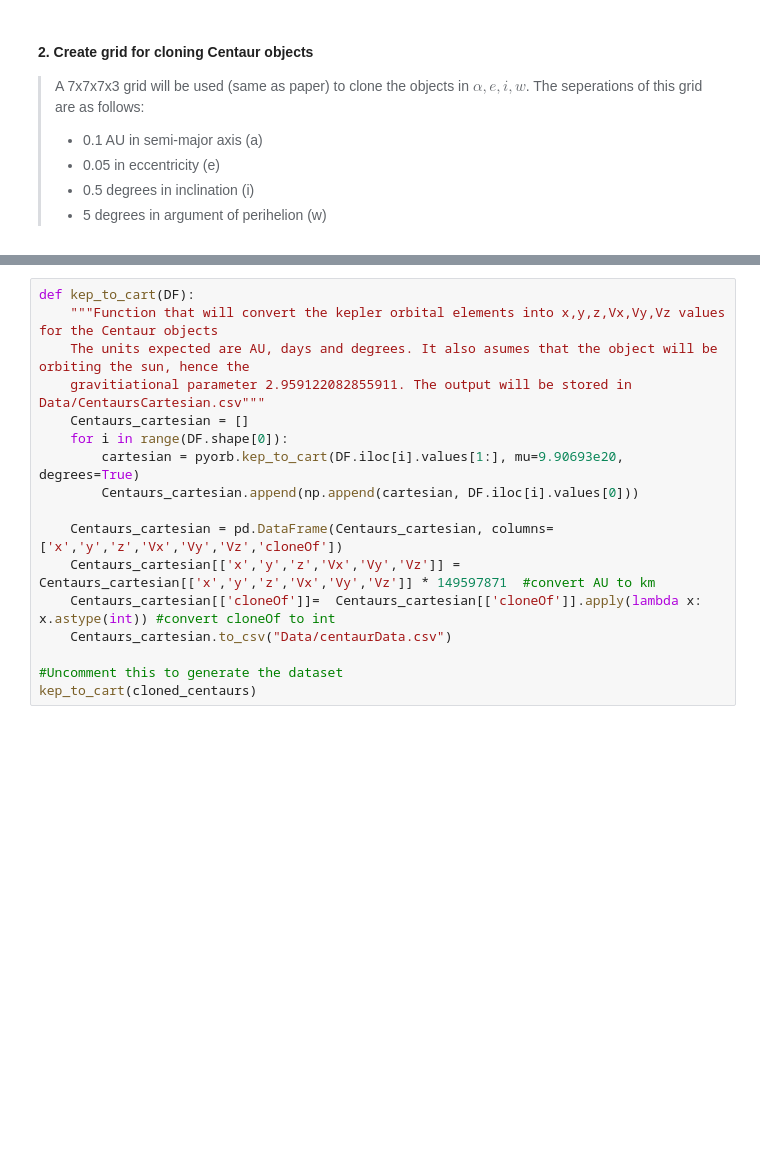
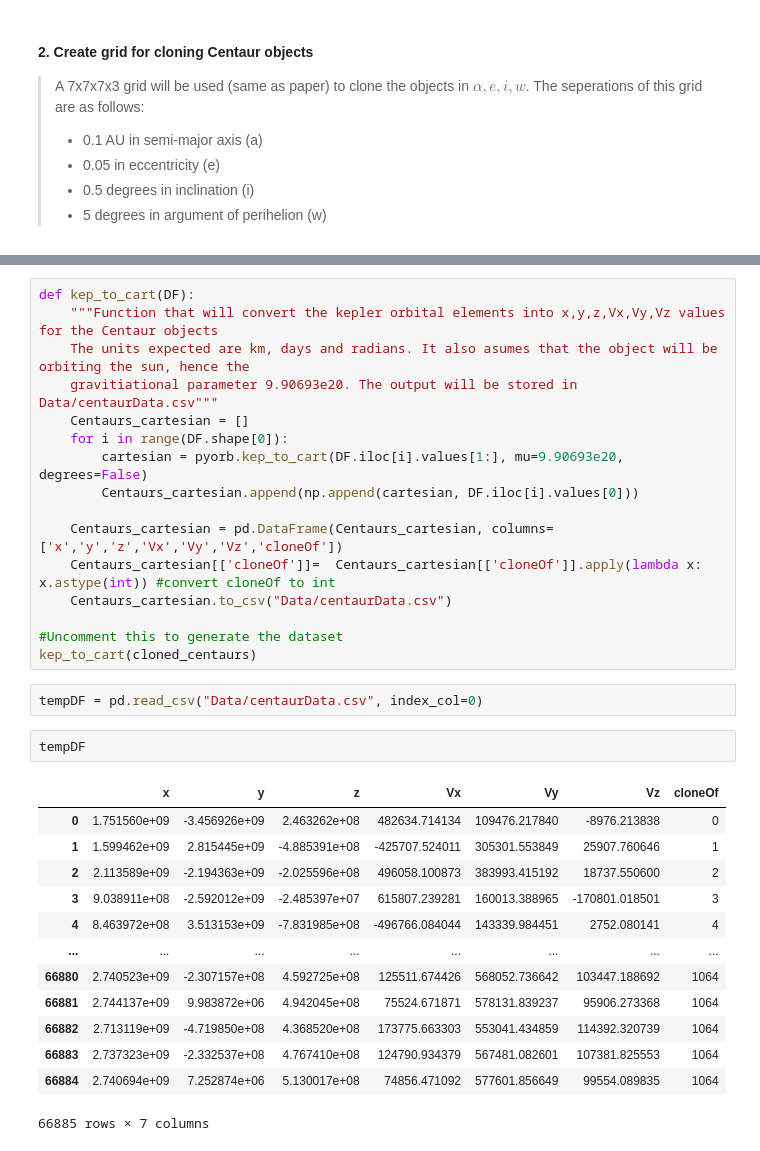
Before and after one commit to ThijsSpoor99/Project-Computational-Science, a Jupyter notebook: processCentaurs.ipynb, the cells around one changed output, grey strips where cells are left out. Cells and saved outputs as stored; diff of their text form; blank space fills up the shorter version.

```diff
--- a/processCentaurs.ipynb
+++ b/processCentaurs.ipynb
@@ -150,17 +169,34 @@ cloned_centaurs.head
 # %%
 def kep_to_cart(DF):
     """Function that will convert the kepler orbital elements into x,y,z,Vx,Vy,Vz values for the Centaur objects
-    The units expected are AU, days and degrees. It also asumes that the object will be orbiting the sun, hence the
-    gravitiational parameter 2.959122082855911. The output will be stored in Data/CentaursCartesian.csv"""
+    The units expected are km, days and radians. It also asumes that the object will be orbiting the sun, hence the
+    gravitiational parameter 9.90693e20. The output will be stored in Data/centaurData.csv"""
     Centaurs_cartesian = []
     for i in range(DF.shape[0]):
-        cartesian = pyorb.kep_to_cart(DF.iloc[i].values[1:], mu=9.90693e20, degrees=True)
+        cartesian = pyorb.kep_to_cart(DF.iloc[i].values[1:], mu=9.90693e20, degrees=False)
         Centaurs_cartesian.append(np.append(cartesian, DF.iloc[i].values[0]))
 
     Centaurs_cartesian = pd.DataFrame(Centaurs_cartesian, columns=['x','y','z','Vx','Vy','Vz','cloneOf'])
-    Centaurs_cartesian[['x','y','z','Vx','Vy','Vz']] =  Centaurs_cartesian[['x','y','z','Vx','Vy','Vz']] * 149597871  #convert AU to km
     Centaurs_cartesian[['cloneOf']]=  Centaurs_cartesian[['cloneOf']].apply(lambda x: x.astype(int)) #convert cloneOf to int
     Centaurs_cartesian.to_csv("Data/centaurData.csv")
 
 #Uncomment this to generate the dataset
 kep_to_cart(cloned_centaurs)
+# %%
+tempDF = pd.read_csv("Data/centaurData.csv", index_col=0)
+# %%
+tempDF
+# %% [output]
+|  | x | y | z | Vx | Vy | Vz | cloneOf |
+| 0 | 1.751560e+09 | -3.456926e+09 | 2.463262e+08 | 482634.714134 | 109476.217840 | -8976.213838 | 0 |
+| 1 | 1.599462e+09 | 2.815445e+09 | -4.885391e+08 | -425707.524011 | 305301.553849 | 25907.760646 | 1 |
+| 2 | 2.113589e+09 | -2.194363e+09 | -2.025596e+08 | 496058.100873 | 383993.415192 | 18737.550600 | 2 |
+| 3 | 9.038911e+08 | -2.592012e+09 | -2.485397e+07 | 615807.239281 | 160013.388965 | -170801.018501 | 3 |
+| 4 | 8.463972e+08 | 3.513153e+09 | -7.831985e+08 | -496766.084044 | 143339.984451 | 2752.080141 | 4 |
+| ... | ... | ... | ... | ... | ... | ... | ... |
+| 66880 | 2.740523e+09 | -2.307157e+08 | 4.592725e+08 | 125511.674426 | 568052.736642 | 103447.188692 | 1064 |
+| 66881 | 2.744137e+09 | 9.983872e+06 | 4.942045e+08 | 75524.671871 | 578131.839237 | 95906.273368 | 1064 |
+| 66882 | 2.713119e+09 | -4.719850e+08 | 4.368520e+08 | 173775.663303 | 553041.434859 | 114392.320739 | 1064 |
+| 66883 | 2.737323e+09 | -2.332537e+08 | 4.767410e+08 | 124790.934379 | 567481.082601 | 107381.825553 | 1064 |
+| 66884 | 2.740694e+09 | 7.252874e+06 | 5.130017e+08 | 74856.471092 | 577601.856649 | 99554.089835 | 1064 |
+66885 rows × 7 columns
```
Also changed, not shown: parts of 7 cells of this notebook, 1 other file.
